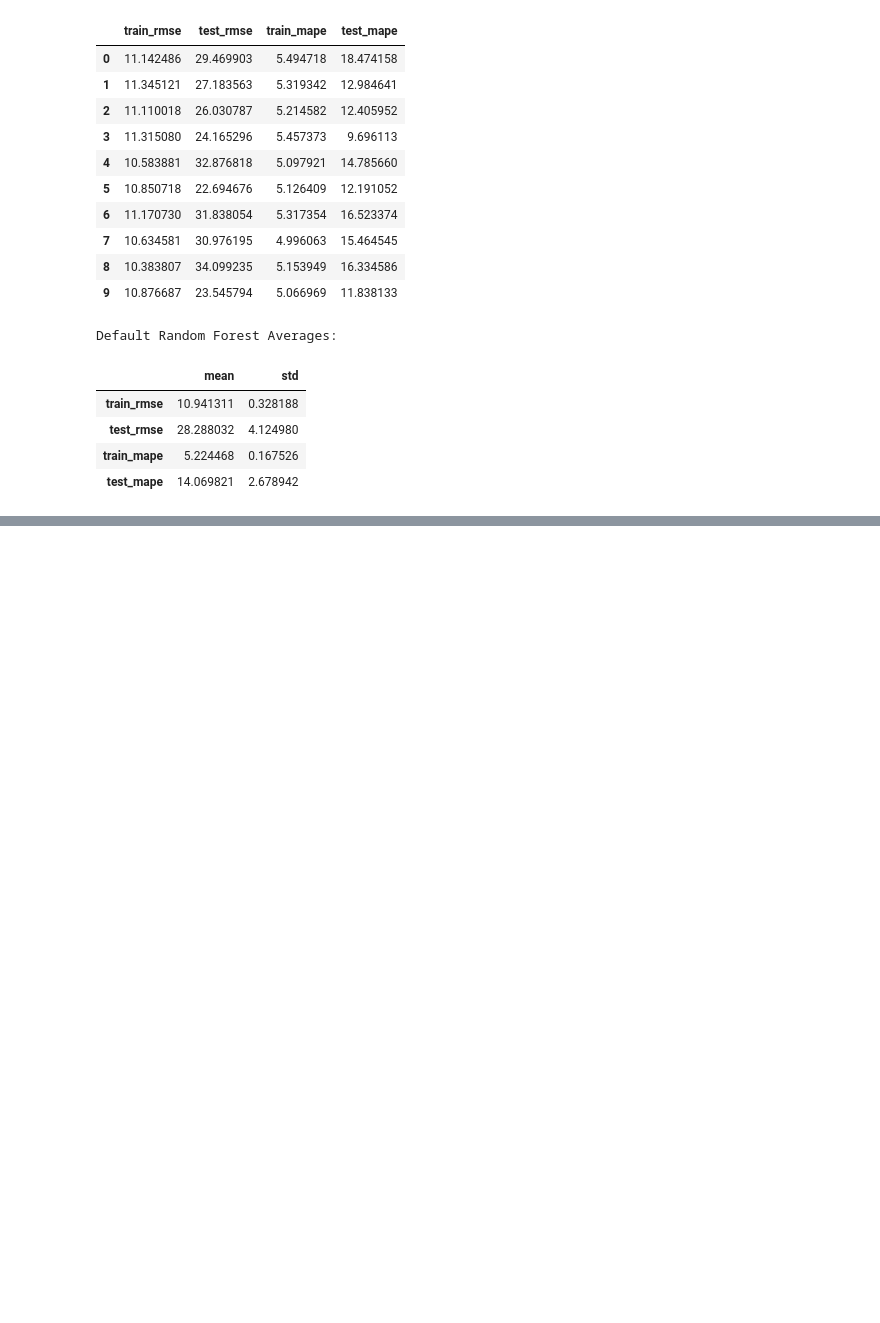
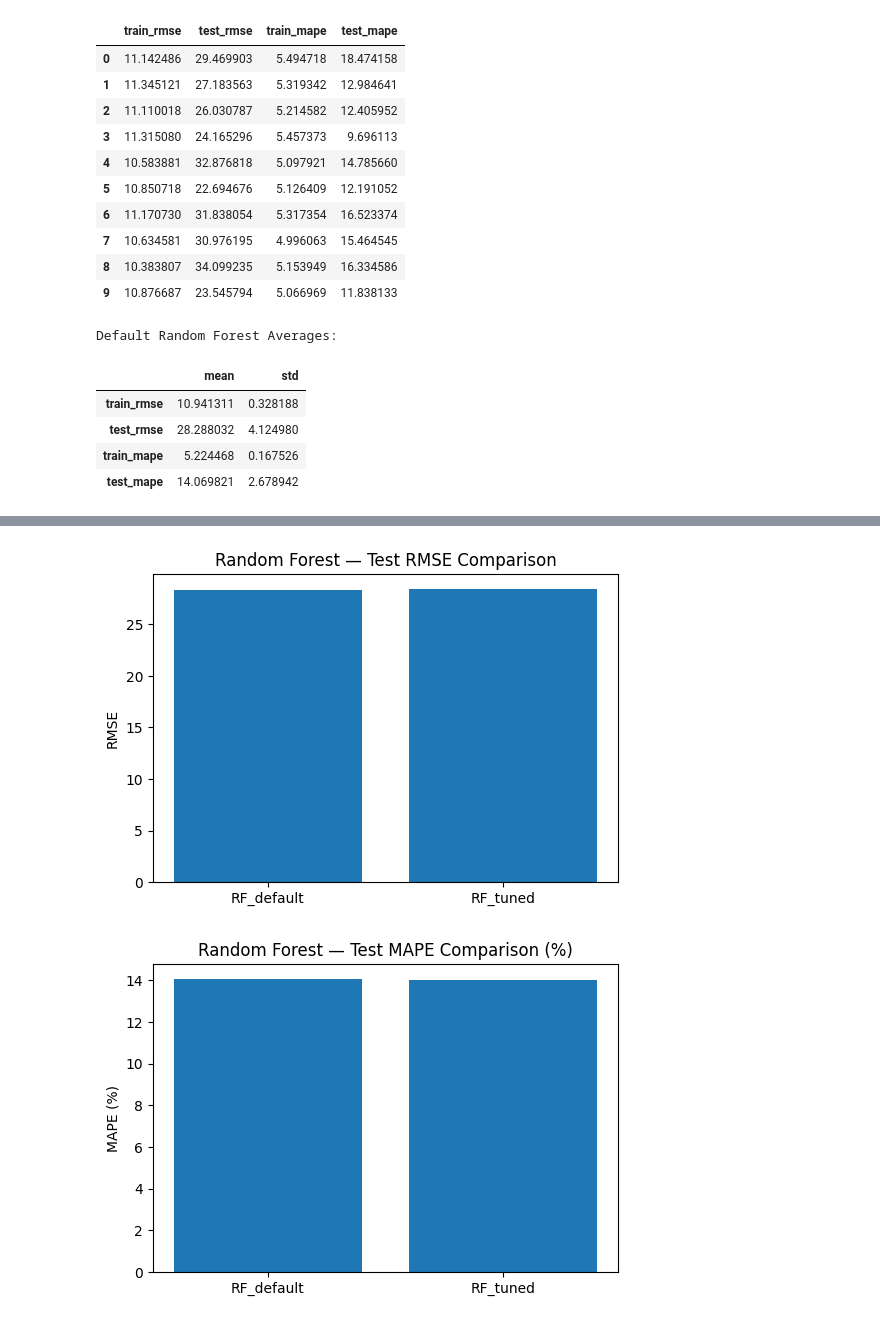
Before and after one commit to roanelwood/CT4101_Assignment2, a Jupyter notebook: RFR.ipynb, the cells around one changed output, grey strips where cells are left out. Drawn from its saved outputs; the diff is of its cells as text; code cells hidden in the pictures; blank space fills up the shorter version.

```diff
--- a/RFR.ipynb
+++ b/RFR.ipynb
@@ -108,0 +199,30 @@ Default Random Forest Averages:
+# %%
+#Charts for RMSE and MAPE
+models = ['RF_default', 'RF_tuned']
+
+rmse_vals = [
+    summary_rf_default.loc['test_rmse','mean'],
+    summary_rf_tuned.loc['test_rmse','mean']
+]
+
+mape_vals = [
+    summary_rf_default.loc['test_mape','mean'],
+    summary_rf_tuned.loc['test_mape','mean']
+]
+
+# RMSE
+plt.figure(figsize=(6,4))
+plt.bar(models, rmse_vals)
+plt.title("Random Forest — Test RMSE Comparison")
+plt.ylabel("RMSE")
+plt.show()
+
+# MAPE
+plt.figure(figsize=(6,4))
+plt.bar(models, mape_vals)
+plt.title("Random Forest — Test MAPE Comparison (%)")
+plt.ylabel("MAPE (%)")
+plt.show()
+# %% [output]
+[figure, added]
+[figure, added]
```
Also changed, not shown: parts of 1 cell of this notebook.
